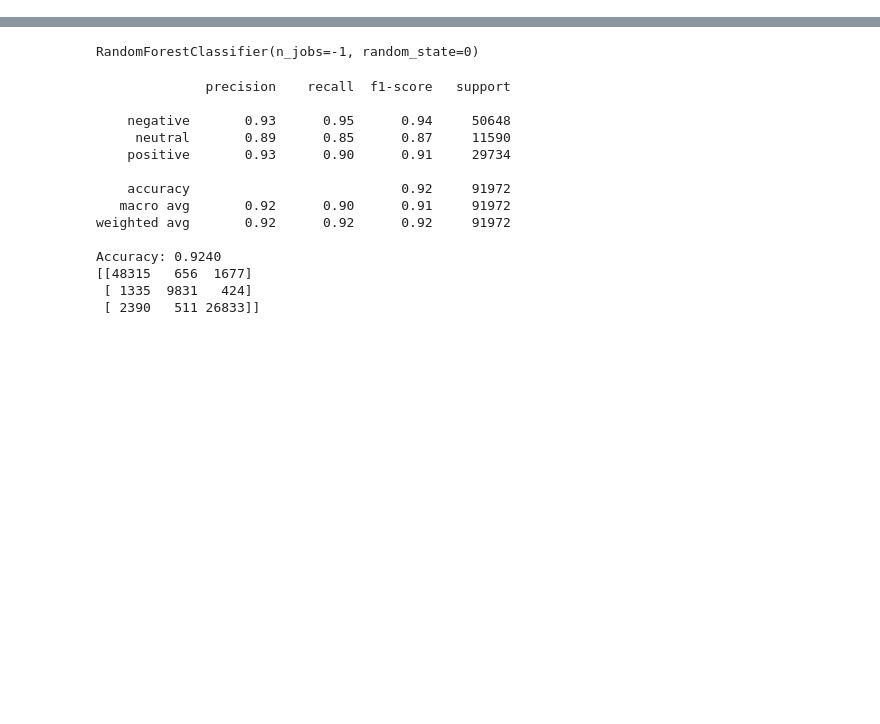
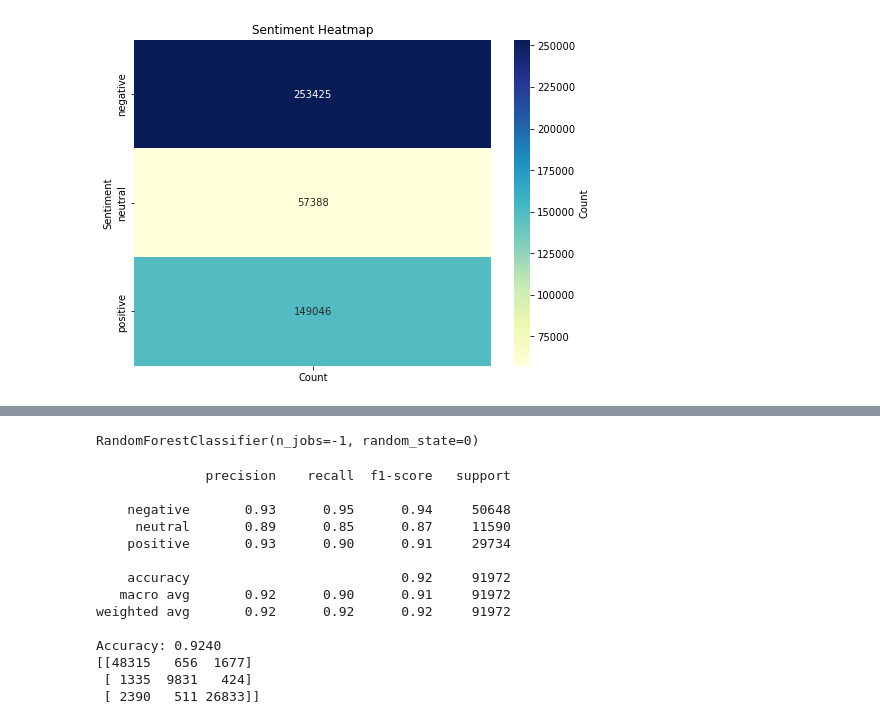
Before and after one commit to AlexLanier/Capstone, a Jupyter notebook: SentimentAnalysis.ipynb, the cells around one changed output, grey strips where cells are left out. Cells and saved outputs as stored; diff of their text form; code cells hidden in the pictures; blank space fills up the shorter version.

```diff
--- a/SentimentAnalysis.ipynb
+++ b/SentimentAnalysis.ipynb
@@ -51,0 +196,20 @@ df
+# %%
+#################
+df_sorted = df.sort_values(by='Sentiment_Level', ascending=False)
+
+# Count the occurrences of each sentiment level
+sentiment_counts = df['Sentiment'].value_counts().reset_index()
+
+# Rename the columns for clarity
+sentiment_counts.columns = ['Sentiment', 'Count']
+
+# Create a pivot table for the heatmap
+heatmap_data = sentiment_counts.pivot_table(index='Sentiment', values='Count', aggfunc='sum').fillna(0)
+
+# Create a heatmap using seaborn number of occurances of each sentiment level
+plt.figure(figsize=(8, 6))
+sns.heatmap(heatmap_data, annot=True, cmap='YlGnBu', fmt='g', cbar_kws={'label': 'Count'})
+plt.title('Sentiment Heatmap')
+plt.show()
+# %% [output]
+[figure, added]
```
Also changed, not shown: parts of 15 cells of this notebook.
